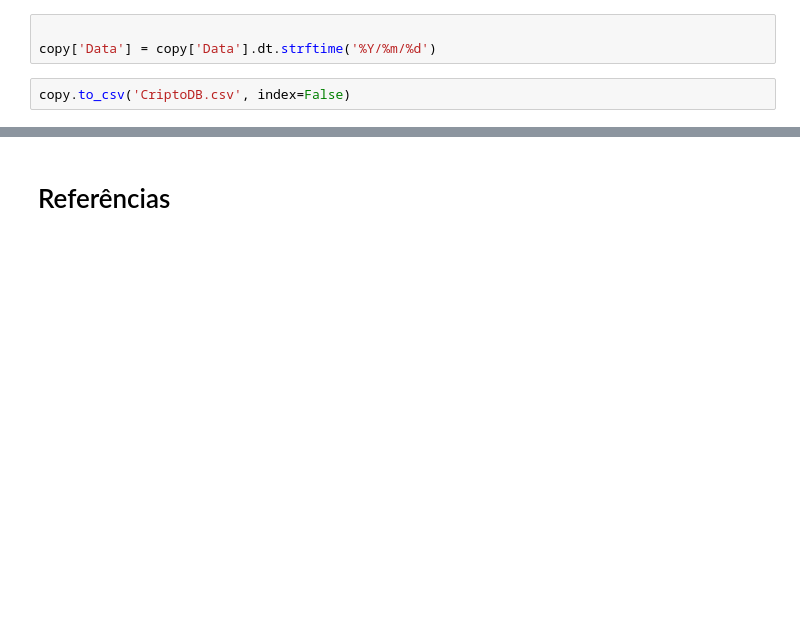
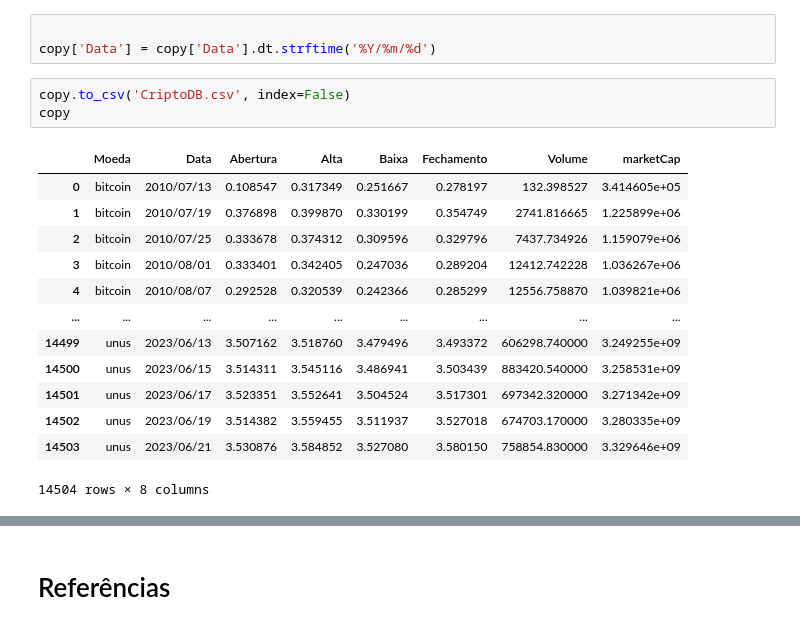
Before and after one commit to CassioRibeiro/ProjetoFinal, a Jupyter notebook: [M5]_Projeto_Final.ipynb, the cells around one changed output, grey strips where cells are left out. Saved outputs shown, nothing was run; the diff lists cells and outputs as text; blank space fills up the shorter version.

```diff
--- a/[M5]_Projeto_Final.ipynb
+++ b/[M5]_Projeto_Final.ipynb
@@ -822,3 +823,18 @@ copy = copy.drop('Ano', axis=1)
 copy['Data'] = copy['Data'].dt.strftime('%Y/%m/%d')
 # %%
 copy.to_csv('CriptoDB.csv', index=False)
+copy
+# %% [output]
+|  | Moeda | Data | Abertura | Alta | Baixa | Fechamento | Volume | marketCap |
+| 0 | bitcoin | 2010/07/13 | 0.108547 | 0.317349 | 0.251667 | 0.278197 | 132.398527 | 3.414605e+05 |
+| 1 | bitcoin | 2010/07/19 | 0.376898 | 0.399870 | 0.330199 | 0.354749 | 2741.816665 | 1.225899e+06 |
+| 2 | bitcoin | 2010/07/25 | 0.333678 | 0.374312 | 0.309596 | 0.329796 | 7437.734926 | 1.159079e+06 |
+| 3 | bitcoin | 2010/08/01 | 0.333401 | 0.342405 | 0.247036 | 0.289204 | 12412.742228 | 1.036267e+06 |
+| 4 | bitcoin | 2010/08/07 | 0.292528 | 0.320539 | 0.242366 | 0.285299 | 12556.758870 | 1.039821e+06 |
+| ... | ... | ... | ... | ... | ... | ... | ... | ... |
+| 14499 | unus | 2023/06/13 | 3.507162 | 3.518760 | 3.479496 | 3.493372 | 606298.740000 | 3.249255e+09 |
+| 14500 | unus | 2023/06/15 | 3.514311 | 3.545116 | 3.486941 | 3.503439 | 883420.540000 | 3.258531e+09 |
+| 14501 | unus | 2023/06/17 | 3.523351 | 3.552641 | 3.504524 | 3.517301 | 697342.320000 | 3.271342e+09 |
+| 14502 | unus | 2023/06/19 | 3.514382 | 3.559455 | 3.511937 | 3.527018 | 674703.170000 | 3.280335e+09 |
+| 14503 | unus | 2023/06/21 | 3.530876 | 3.584852 | 3.527080 | 3.580150 | 758854.830000 | 3.329646e+09 |
+14504 rows × 8 columns
```
Also changed, not shown: parts of 6 cells of this notebook.
